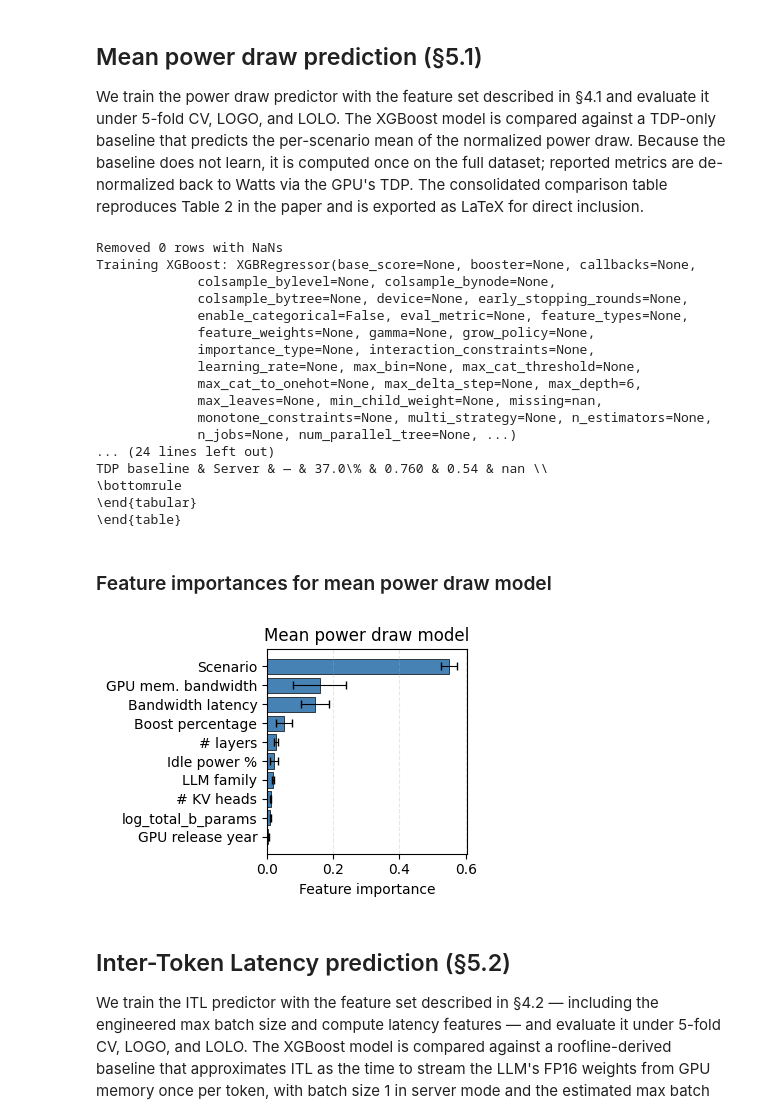
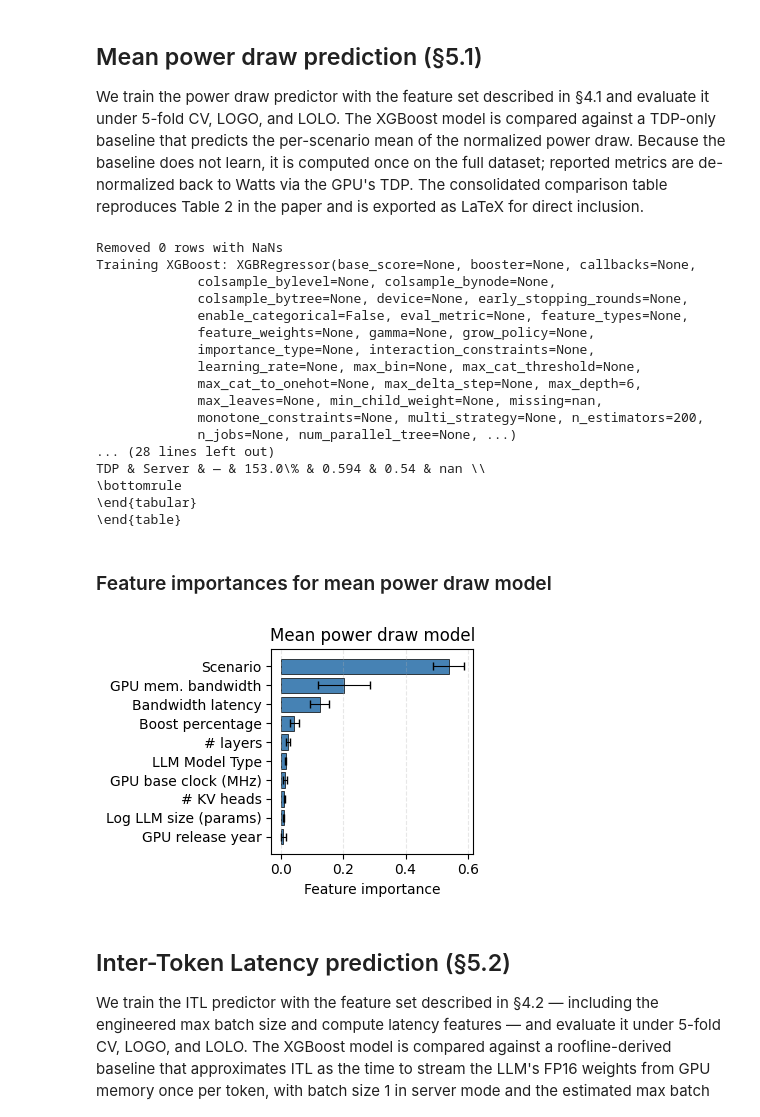
Before and after one commit to maufadel/wattgpu, a Jupyter notebook: WattGPU.ipynb, the cells around one changed output. Drawn from its saved outputs; the diff is of its cells as text; code cells hidden in the pictures.

Commit message:
Added transistor count to power model features

```diff
--- a/WattGPU.ipynb
+++ b/WattGPU.ipynb
@@ -631,7 +654,7 @@ cols_for_power_draw = [
     # GPU features.
     'memory_bandwidth_gb_s',
     'boost_percentage',
-    'idle_power_percentage',
+    'transistor_count_m',
     'base_clock_mhz',
     'release_year',
 
@@ -640,7 +663,7 @@ cols_for_power_draw = [
 ]
 
 target_col = "normalized_power_draw"
-xgb = XGBRegressor(max_depth=6, reg_lambda=100)
+xgb = XGBRegressor(max_depth=6, reg_lambda=150, n_estimators=200)
 
 # Clean the feature subset and drop rows with missing values.
 df_clean = clean_df(df_all.loc[:, cols_for_power_draw])
@@ -685,10 +708,10 @@ Training XGBoost: XGBRegressor(base_score=None, booster=None, callbacks=None,
              learning_rate=None, max_bin=None, max_cat_threshold=None,
              max_cat_to_onehot=None, max_delta_step=None, max_depth=6,
              max_leaves=None, min_child_weight=None, missing=nan,
-             monotone_constraints=None, multi_strategy=None, n_estimators=None,
+             monotone_constraints=None, multi_strategy=None, n_estimators=200,
              n_jobs=None, num_parallel_tree=None, ...)
-... (24 lines left out)
-TDP baseline & Server & — & 37.0\% & 0.760 & 0.54 & nan \\
+... (28 lines left out)
+TDP & Server & — & 153.0\% & 0.594 & 0.54 & nan \\
 \bottomrule
 \end{tabular}
 \end{table}
@@ -824,36 +847,38 @@ imp_power_logo = collect_feature_importances(
 # Optional: pretty feature names for the paper
 feature_names_pretty = {
     "total_b_params":          "LLM size (params)",
     "memory_bandwidth_gb_s":   "GPU mem. bandwidth",
     "tflops_16b":              "GPU FP16 TFLOPS",
     "memory_size_gb":          "GPU memory (GB)",
     "num_layers":              "# layers",
     "hidden_size":             "Hidden size",
     "num_attention_heads":     "# attention heads",
     "num_key_value_heads":     "# KV heads",
     "intermediate_size":       "Intermediate size",
     "release_year":            "GPU release year",
     "boost_percentage":        "Boost percentage",
-    "idle_power_percentage":   "Idle power %",
     "bandwidth_latency":       "Bandwidth latency",
     "compute_latency_s":       "Compute latency",
     "max_batch_size":          "Max batch size",
     "scenario":                "Scenario",
-    "model_type":              "LLM family",
+    "model_type":              "LLM Model Type",
     "memory_type":             "GPU memory type",
+    "transistor_count_m":       "GPU transistor count (M)",
+    "base_clock_mhz":           "GPU base clock (MHz)",
+    "log_total_b_params":       "Log LLM size (params)",
 }
 
 # Side-by-side plot for both models
 import matplotlib.pyplot as plt
 fig, axes = plt.subplots(1, 1, figsize=(4, 3))
 plot_feature_importance(imp_power_logo, top_n=10,
                          title="Mean power draw model",
                          feature_name_map=feature_names_pretty,
                          ax=axes, color="steelblue")
 plt.tight_layout()
 plt.savefig("feature_importance.png", dpi=300, bbox_inches="tight")
 # %% [output]
-[figure, old version]
+[figure, new version]
 # %% [markdown]
 ## Inter-Token Latency prediction (§5.2)
 
```
Also changed, not shown: parts of 4 cells of this notebook.
